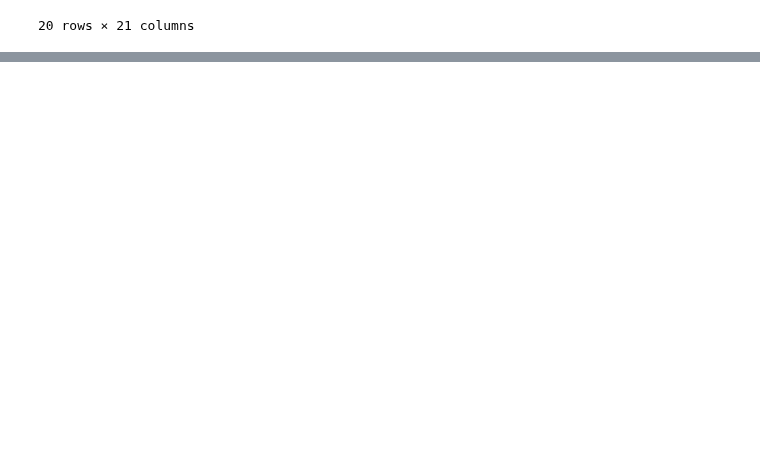
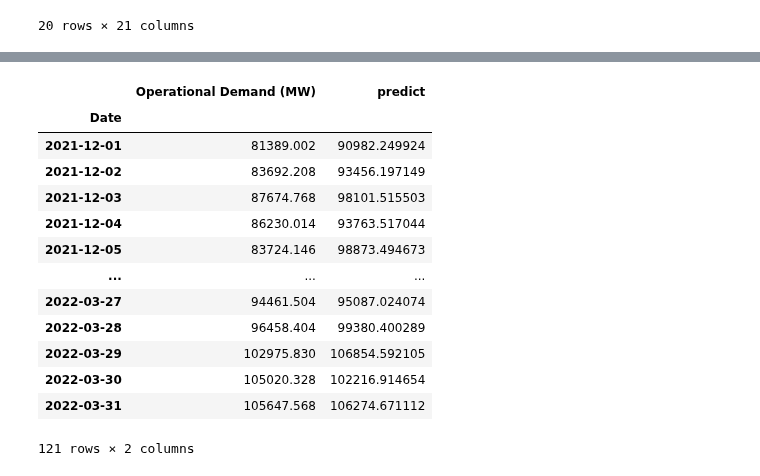
Before and after one commit to zheyzhang/Capstone-Individual, a Jupyter notebook: Data Modelling AEMO/AEMO_model.ipynb, the cells around one changed output, grey strips where cells are left out. Saved outputs shown, nothing was run; the diff lists cells and outputs as text; code cells hidden in the pictures; blank space fills up the shorter version.

```diff
--- a/Data Modelling AEMO/AEMO_model.ipynb
+++ b/Data Modelling AEMO/AEMO_model.ipynb
@@ -170,0 +170,20 @@ training mape 11.7382191867269
+# %%
+y_predict_forest_fs = pd.DataFrame(y_predict_forest_fs)
+predict_table = pd.DataFrame(y_test_fs)
+predict_table.insert(1,'predict',y_predict_forest_fs)
+predict_table
+# %% [output]
+|  | Operational Demand (MW) | predict |
+| Date |  |  |
+| 2021-12-01 | 81389.002 | 90982.249924 |
+| 2021-12-02 | 83692.208 | 93456.197149 |
+| 2021-12-03 | 87674.768 | 98101.515503 |
+| 2021-12-04 | 86230.014 | 93763.517044 |
+| 2021-12-05 | 83724.146 | 98873.494673 |
+| ... | ... | ... |
+| 2022-03-27 | 94461.504 | 95087.024074 |
+| 2022-03-28 | 96458.404 | 99380.400289 |
+| 2022-03-29 | 102975.830 | 106854.592105 |
+| 2022-03-30 | 105020.328 | 102216.914654 |
+| 2022-03-31 | 105647.568 | 106274.671112 |
+121 rows × 2 columns
```
Also changed, not shown: parts of 4 cells of this notebook, 1 other file.
